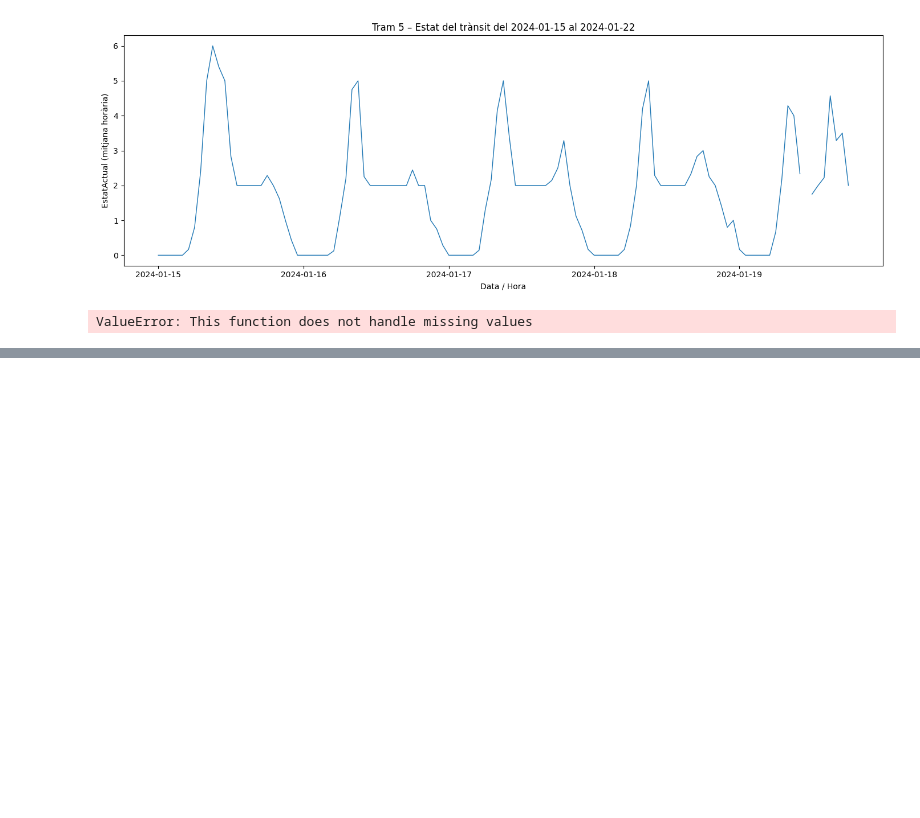
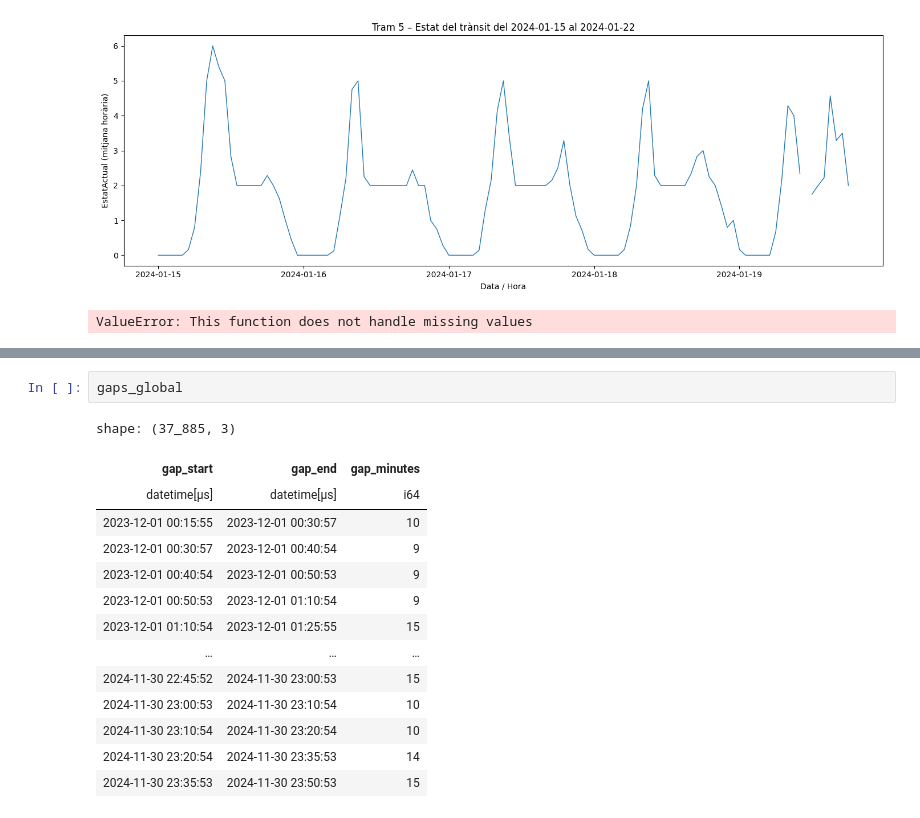
Before and after one commit to guillemlc9/traffic_prediction_tfg, a Jupyter notebook: notebooks/explore.ipynb, the cells around one changed output, grey strips where cells are left out. Drawn from its saved outputs; the diff is of its cells as text; blank space fills up the shorter version.

```diff
--- a/notebooks/explore.ipynb
+++ b/notebooks/explore.ipynb
@@ -366,0 +371,17 @@ This error occurred with the following context stack:
+# %%
+gaps_global
+# %% [output]
+shape: (37_885, 3)
+| gap_start | gap_end | gap_minutes |
+| datetime[μs] | datetime[μs] | i64 |
+| 2023-12-01 00:15:55 | 2023-12-01 00:30:57 | 10 |
+| 2023-12-01 00:30:57 | 2023-12-01 00:40:54 | 9 |
+| 2023-12-01 00:40:54 | 2023-12-01 00:50:53 | 9 |
+| 2023-12-01 00:50:53 | 2023-12-01 01:10:54 | 9 |
+| 2023-12-01 01:10:54 | 2023-12-01 01:25:55 | 15 |
+| … | … | … |
+| 2024-11-30 22:45:52 | 2024-11-30 23:00:53 | 15 |
+| 2024-11-30 23:00:53 | 2024-11-30 23:10:54 | 10 |
+| 2024-11-30 23:10:54 | 2024-11-30 23:20:54 | 10 |
+| 2024-11-30 23:20:54 | 2024-11-30 23:35:53 | 14 |
+| 2024-11-30 23:35:53 | 2024-11-30 23:50:53 | 15 |
```
Also changed, not shown: parts of 5 cells of this notebook, 4 other files.
